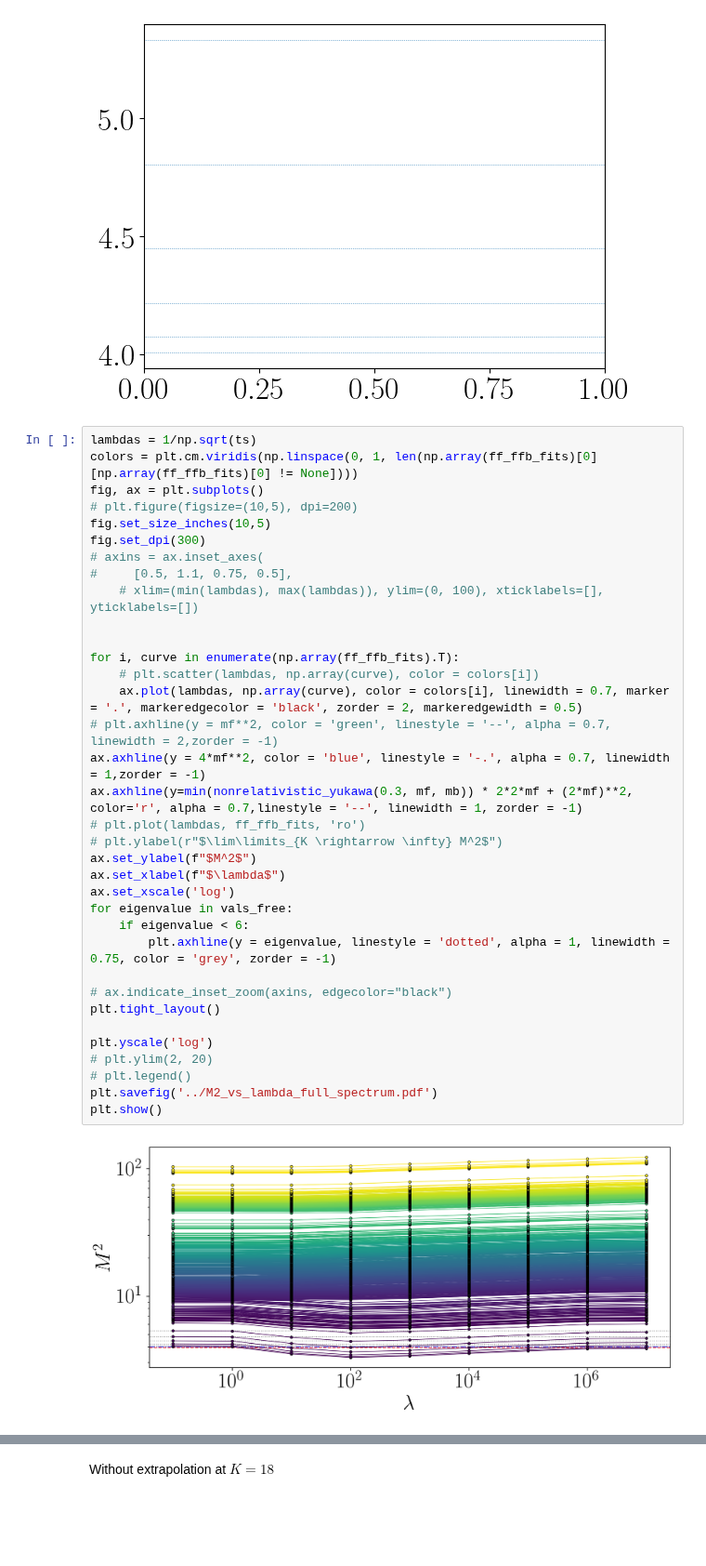
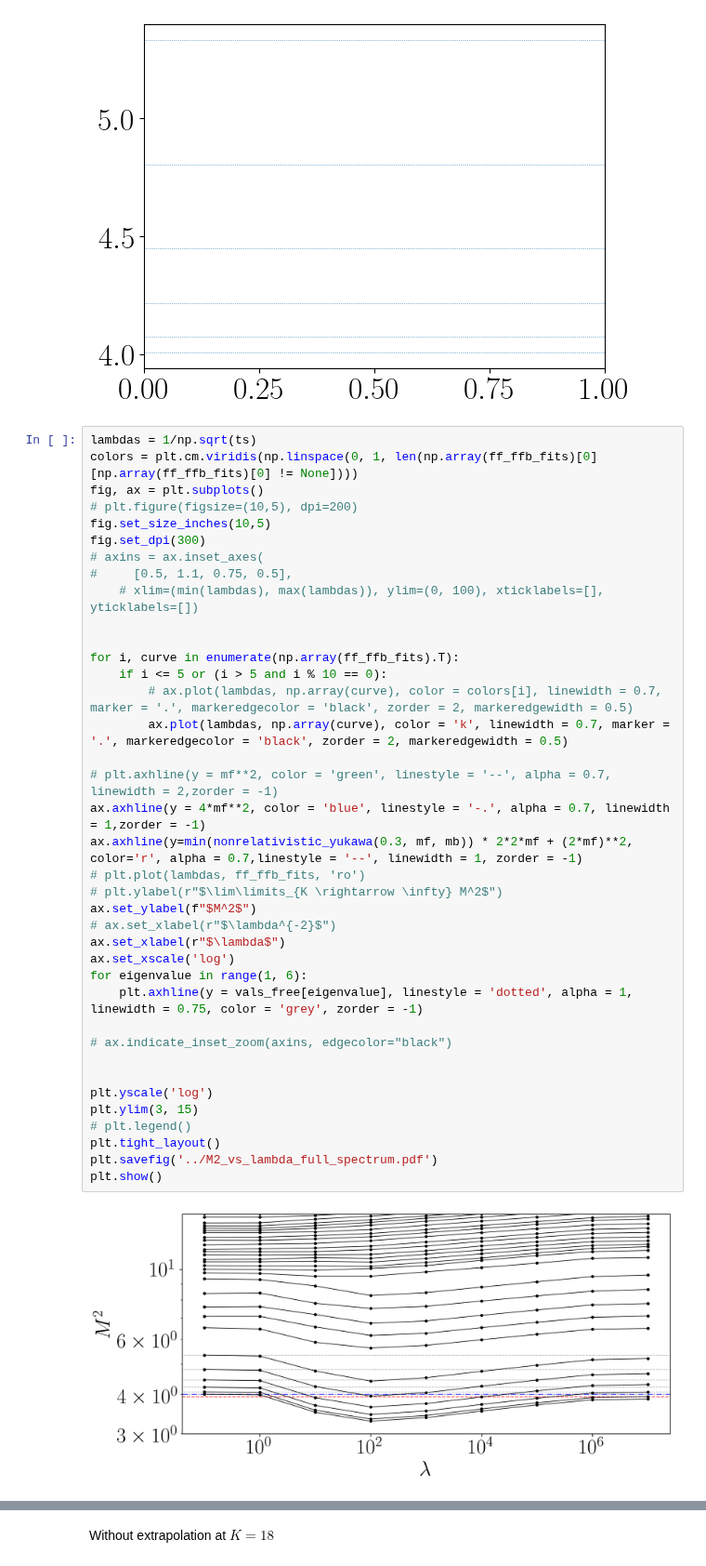
Before and after one commit to cgustin99/OpenParticle, a Jupyter notebook: models/Yukawa/plots.ipynb, the cells around one changed output, grey strips where cells are left out. Shown at 93% size. Cells and saved outputs as stored; diff of their text form; blank space fills up the shorter version.

Commit message:
Spectrum plot

```diff
--- a/models/Yukawa/plots.ipynb
+++ b/models/Yukawa/plots.ipynb
@@ -987,37 +987,40 @@ plt.show()
 # %%
 lambdas = 1/np.sqrt(ts)
 colors = plt.cm.viridis(np.linspace(0, 1, len(np.array(ff_ffb_fits)[0][np.array(ff_ffb_fits)[0] != None])))
 fig, ax = plt.subplots()
 # plt.figure(figsize=(10,5), dpi=200)
 fig.set_size_inches(10,5)
 fig.set_dpi(300)
 # axins = ax.inset_axes(
 #     [0.5, 1.1, 0.75, 0.5],
     # xlim=(min(lambdas), max(lambdas)), ylim=(0, 100), xticklabels=[], yticklabels=[])
 
 
 for i, curve in enumerate(np.array(ff_ffb_fits).T):
-    # plt.scatter(lambdas, np.array(curve), color = colors[i])
-    ax.plot(lambdas, np.array(curve), color = colors[i], linewidth = 0.7, marker = '.', markeredgecolor = 'black', zorder = 2, markeredgewidth = 0.5)
+    if i <= 5 or (i > 5 and i % 10 == 0):
+        # ax.plot(lambdas, np.array(curve), color = colors[i], linewidth = 0.7, marker = '.', markeredgecolor = 'black', zorder = 2, markeredgewidth = 0.5)
+        ax.plot(lambdas, np.array(curve), color = 'k', linewidth = 0.7, marker = '.', markeredgecolor = 'black', zorder = 2, markeredgewidth = 0.5)
+
 # plt.axhline(y = mf**2, color = 'green', linestyle = '--', alpha = 0.7, linewidth = 2,zorder = -1)
 ax.axhline(y = 4*mf**2, color = 'blue', linestyle = '-.', alpha = 0.7, linewidth = 1,zorder = -1)
 ax.axhline(y=min(nonrelativistic_yukawa(0.3, mf, mb)) * 2*2*mf + (2*mf)**2, color='r', alpha = 0.7,linestyle = '--', linewidth = 1, zorder = -1)
 # plt.plot(lambdas, ff_ffb_fits, 'ro')
 # plt.ylabel(r"$\lim\limits_{K \rightarrow \infty} M^2$")
 ax.set_ylabel(f"$M^2$")
-ax.set_xlabel(f"$\lambda$")
+# ax.set_xlabel(r"$\lambda^{-2}$")
+ax.set_xlabel(r"$\lambda$")
 ax.set_xscale('log')
-for eigenvalue in vals_free:
-    if eigenvalue < 6:
-        plt.axhline(y = eigenvalue, linestyle = 'dotted', alpha = 1, linewidth = 0.75, color = 'grey', zorder = -1)
+for eigenvalue in range(1, 6):
+    plt.axhline(y = vals_free[eigenvalue], linestyle = 'dotted', alpha = 1, linewidth = 0.75, color = 'grey', zorder = -1)
 
 # ax.indicate_inset_zoom(axins, edgecolor="black")
-plt.tight_layout()
+
 
 plt.yscale('log')
-# plt.ylim(2, 20)
+plt.ylim(3, 15)
 # plt.legend()
+plt.tight_layout()
 plt.savefig('../M2_vs_lambda_full_spectrum.pdf')
 plt.show()
 # %% [output]
-[figure, old version]
+[figure, new version]
```
Also changed, not shown: parts of 4 cells of this notebook.
